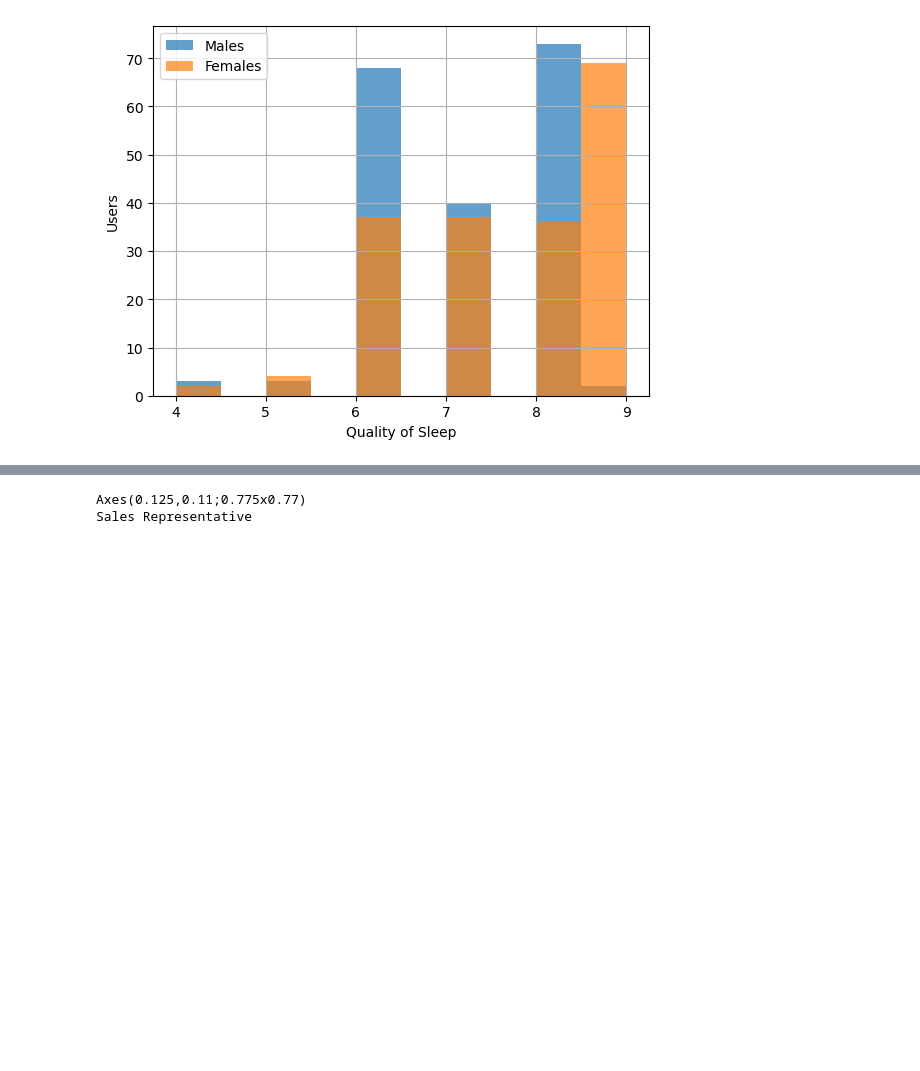
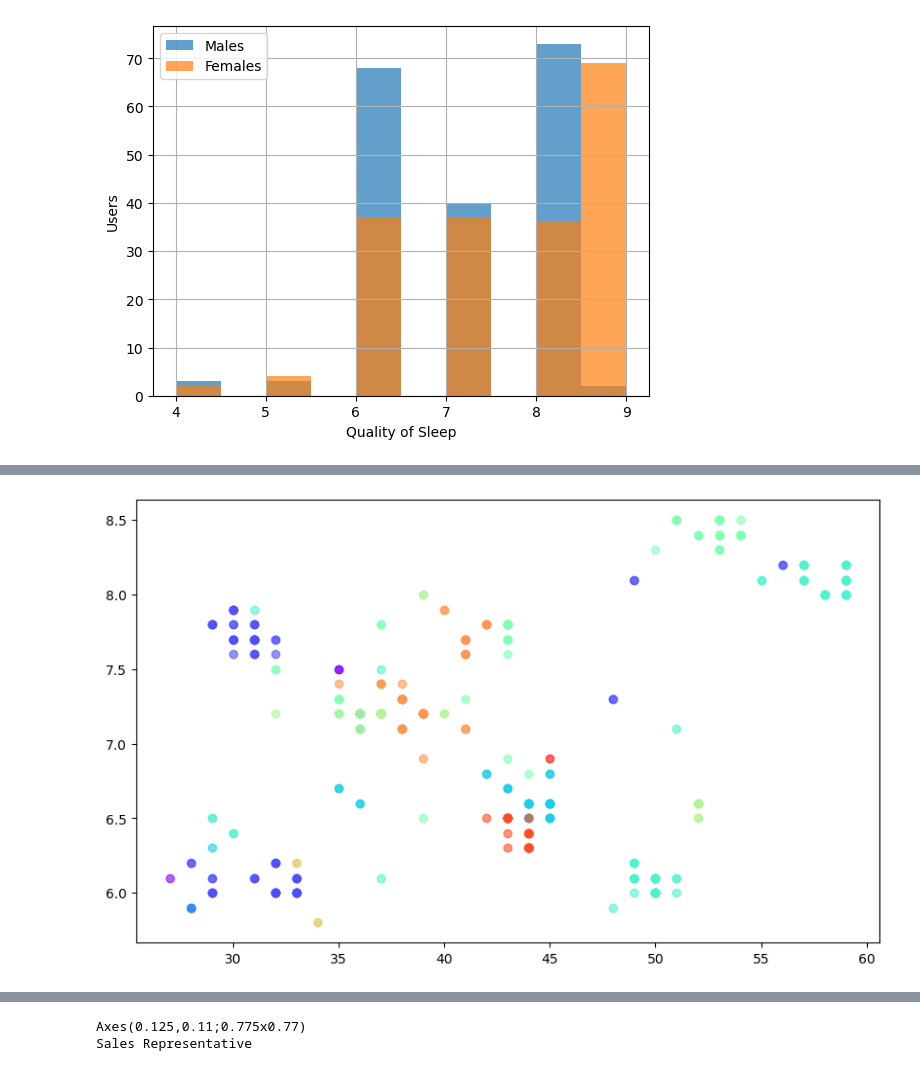
Before and after one commit to CesarNav/sleep, a Jupyter notebook: sleep_health.ipynb, the cells around one changed output, grey strips where cells are left out. Saved outputs shown, nothing was run; the diff lists cells and outputs as text; code cells hidden in the pictures; blank space fills up the shorter version.

```diff
--- a/sleep_health.ipynb
+++ b/sleep_health.ipynb
@@ -144,3 +167,15 @@ plt.savefig("./figs/sleep_quality_gender.png")
+# %%
+# Relation between agen a sleep duration
+
+age_sleep_dur = sleep_dt.plot(kind="scatter",
+                              x="Age",
+                              y="Sleep Duration",
+                              color=color_dict[occupation]
+                              )
+
+plt.show()
+# %% [output]
+[figure, added]
 # %%
 
 # Calculate the mean sleep duration
```
Also changed, not shown: parts of 8 cells of this notebook, 2 other files.
